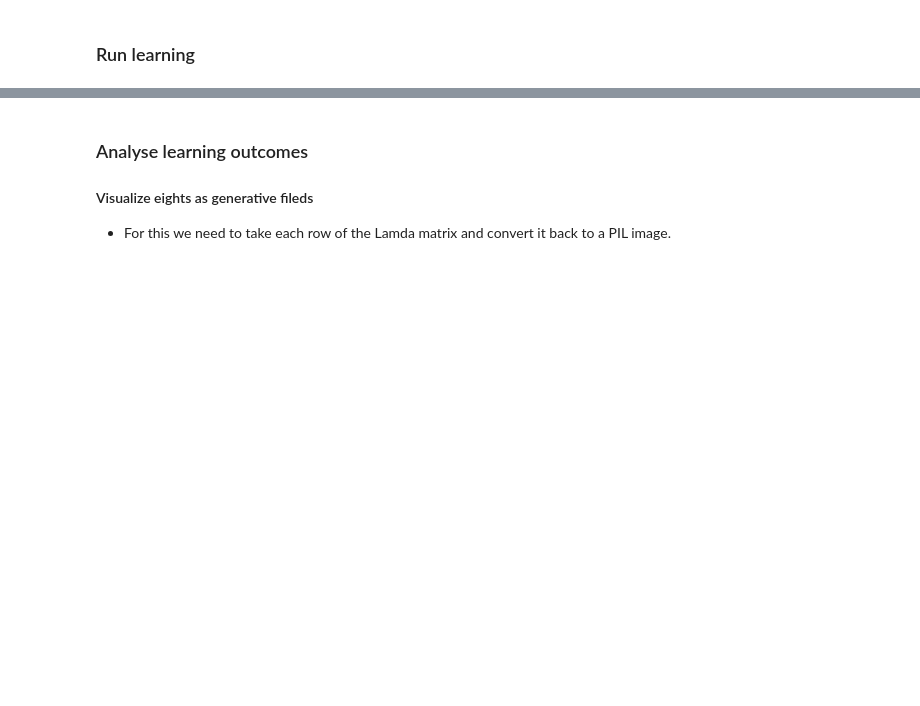
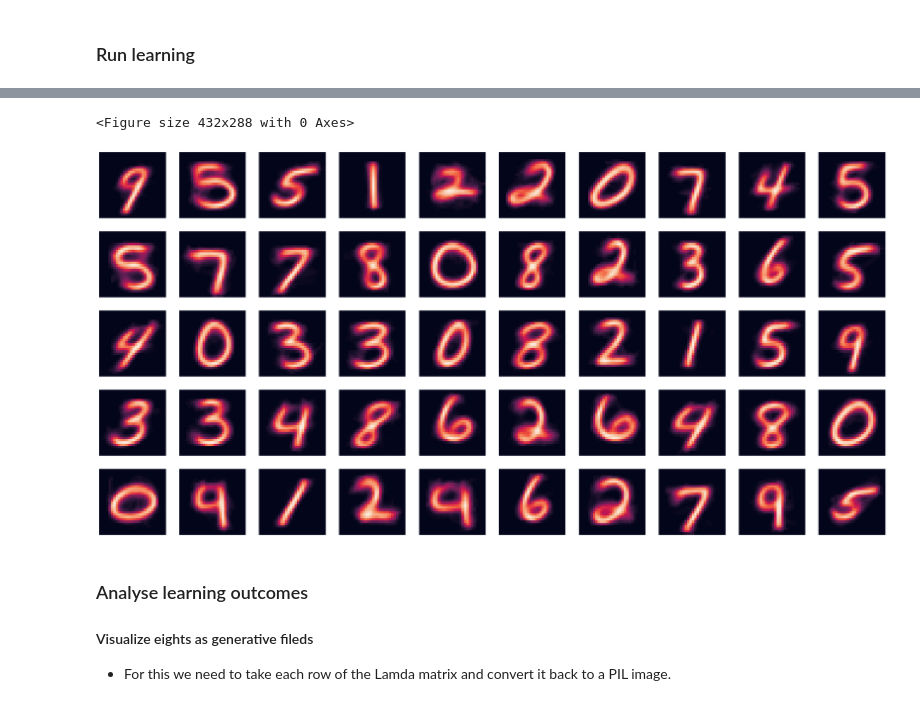
Before and after one commit to Sann5/neural_populations, a Jupyter notebook: simulations/code/modeling_neural_population_with_GMMs.ipynb, the cells around one changed output, grey strips where cells are left out. Saved outputs shown, nothing was run; the diff lists cells and outputs as text; code cells hidden in the pictures; blank space fills up the shorter version.

```diff
--- a/simulations/code/modeling_neural_population_with_GMMs.ipynb
+++ b/simulations/code/modeling_neural_population_with_GMMs.ipynb
@@ -504,3 +634,21 @@ KeyboardInterrupt:
+# %%
+# libraries
+import seaborn as sns
+import matplotlib.pyplot as plt
+import pandas as pd
+import numpy as np
+
+plt.subplots_adjust(wspace=0.01, hspace=0.01)
+fig, axs = plt.subplots(5, 10, figsize=(32,16))
+
+for array, ax in zip(np_arrays, axs.ravel()):
+    # filter df for ticker and plot on specified axes
+    sns.heatmap(array, xticklabels=False, yticklabels=False, cbar=False, ax=ax)
+
+plt.show()
+# %% [output]
+<Figure size 432x288 with 0 Axes>
+[figure, added]
 # %% [markdown]
 ### Analyse learning outcomes
 #### Visualize eights as generative fileds
```
Also changed, not shown: parts of 33 cells of this notebook.
